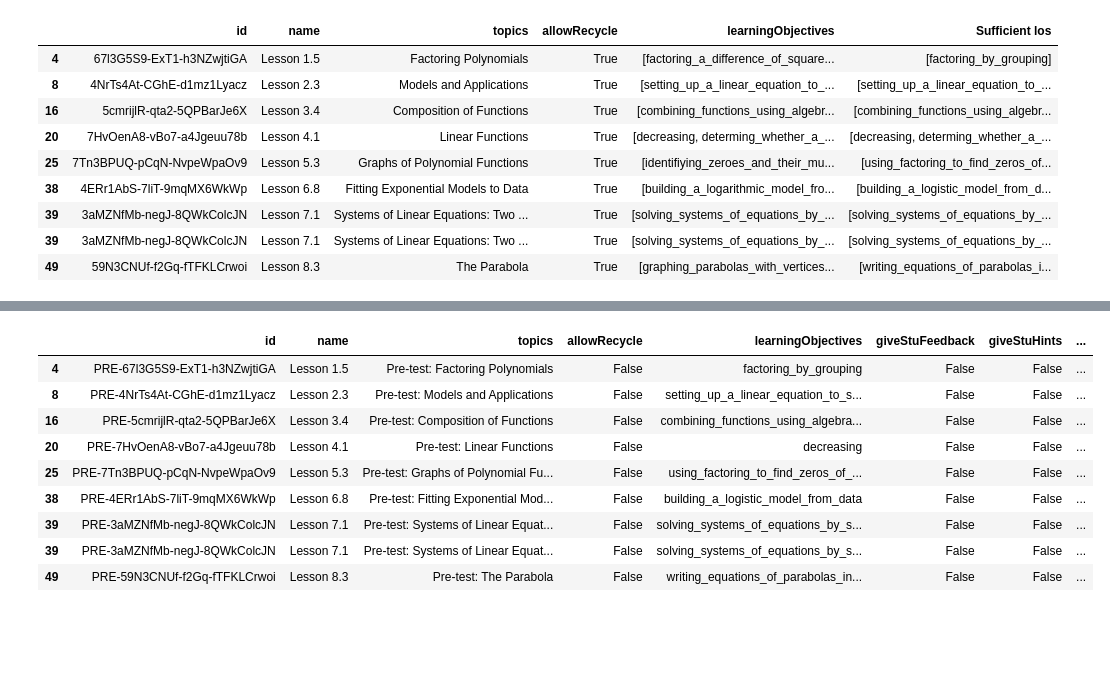
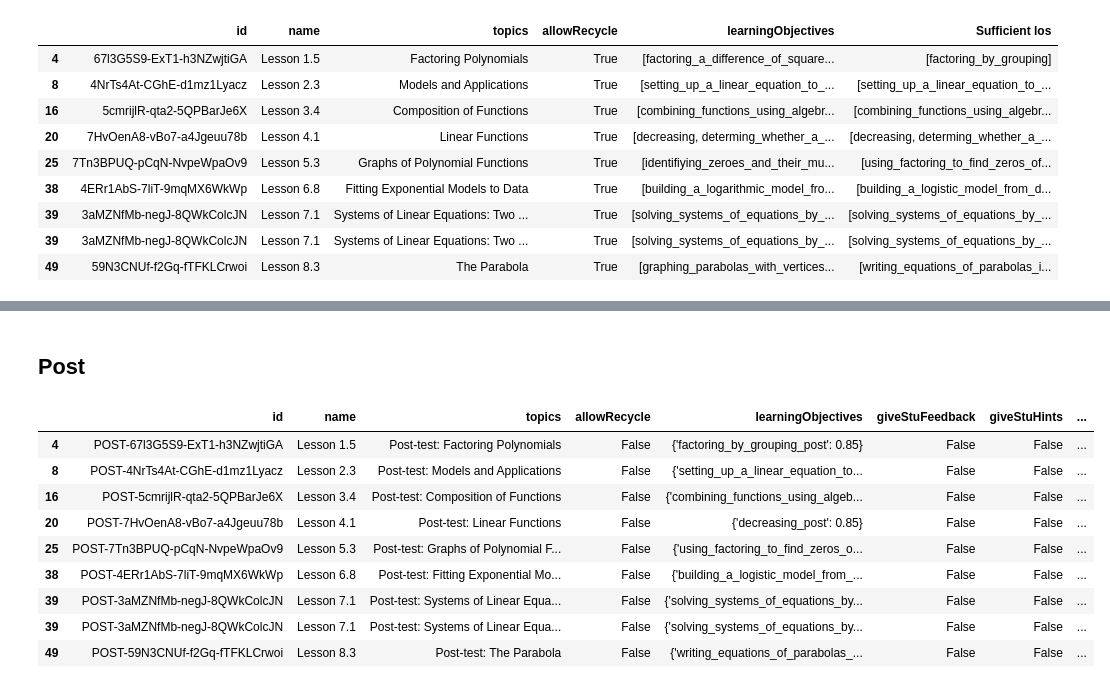
Before and after one commit to SagaLGIT/OATutor, a Jupyter notebook: src/content-selection/contentSelection.ipynb, the cells around one changed output, grey strips where cells are left out. Cells and saved outputs as stored; diff of their text form; code cells hidden in the pictures; blank space fills up the shorter version.

```diff
--- a/src/content-selection/contentSelection.ipynb
+++ b/src/content-selection/contentSelection.ipynb
@@ -390,25 +391,29 @@ chosen_lessons
 # %%
 chosen_lessons_pre = chosen_lessons.copy()
+chosen_lessons_pre['learningObjectives'] = chosen_lessons_pre['learningObjectives'].apply(lambda x: {str(x[0] + "_pre") : 0.85} if x else None)
 chosen_lessons_pre['topics'] = "Pre-test: " + chosen_lessons_pre["topics"]
 chosen_lessons_pre['id'] = "PRE-" + chosen_lessons_pre["id"]
-chosen_lessons['giveStuFeedback'] = False
-chosen_lessons['giveStuHints'] = False
+chosen_lessons_pre['giveStuFeedback'] = False
+chosen_lessons_pre['giveStuHints'] = False
 chosen_lessons_pre
-# %% [output]
-|  | id | name | topics | allowRecycle | learningObjectives | giveStuFeedback | giveStuHints | ... |
-| 4 | PRE-67l3G5S9-ExT1-h3NZwjtiGA | Lesson 1.5 | Pre-test: Factoring Polynomials | False | factoring_by_grouping | False | False | ... |
-| 8 | PRE-4NrTs4At-CGhE-d1mz1Lyacz | Lesson 2.3 | Pre-test: Models and Applications | False | setting_up_a_linear_equation_to_s... | False | False | ... |
-| 16 | PRE-5cmrijlR-qta2-5QPBarJe6X | Lesson 3.4 | Pre-test: Composition of Functions | False | combining_functions_using_algebra... | False | False | ... |
-| 20 | PRE-7HvOenA8-vBo7-a4Jgeuu78b | Lesson 4.1 | Pre-test: Linear Functions | False | decreasing | False | False | ... |
-| 25 | PRE-7Tn3BPUQ-pCqN-NvpeWpaOv9 | Lesson 5.3 | Pre-test: Graphs of Polynomial Fu... | False | using_factoring_to_find_zeros_of_... | False | False | ... |
-| 38 | PRE-4ERr1AbS-7liT-9mqMX6WkWp | Lesson 6.8 | Pre-test: Fitting Exponential Mod... | False | building_a_logistic_model_from_data | False | False | ... |
-| 39 | PRE-3aMZNfMb-negJ-8QWkColcJN | Lesson 7.1 | Pre-test: Systems of Linear Equat... | False | solving_systems_of_equations_by_s... | False | False | ... |
-| 39 | PRE-3aMZNfMb-negJ-8QWkColcJN | Lesson 7.1 | Pre-test: Systems of Linear Equat... | False | solving_systems_of_equations_by_s... | False | False | ... |
-| 49 | PRE-59N3CNUf-f2Gq-fTFKLCrwoi | Lesson 8.3 | Pre-test: The Parabola | False | writing_equations_of_parabolas_in... | False | False | ... |
+# %% [markdown]
+## Post
 # %%
 chosen_lessons_post = chosen_lessons.copy()
+chosen_lessons_post['learningObjectives'] = chosen_lessons_post['learningObjectives'].apply(lambda x: {str(x[0] + "_post") : 0.85} if x else None)
 chosen_lessons_post['topics'] = "Post-test: " + chosen_lessons_post["topics"]
 chosen_lessons_post['id'] = "POST-" + chosen_lessons_post["id"]
-chosen_lessons['giveStuFeedback'] = False
-chosen_lessons['giveStuHints'] = False
+chosen_lessons_post['giveStuFeedback'] = False
+chosen_lessons_post['giveStuHints'] = False
 chosen_lessons_post
+# %% [output]
+|  | id | name | topics | allowRecycle | learningObjectives | giveStuFeedback | giveStuHints | ... |
+| 4 | POST-67l3G5S9-ExT1-h3NZwjtiGA | Lesson 1.5 | Post-test: Factoring Polynomials | False | {'factoring_by_grouping_post': 0.85} | False | False | ... |
+| 8 | POST-4NrTs4At-CGhE-d1mz1Lyacz | Lesson 2.3 | Post-test: Models and Applications | False | {'setting_up_a_linear_equation_to... | False | False | ... |
+| 16 | POST-5cmrijlR-qta2-5QPBarJe6X | Lesson 3.4 | Post-test: Composition of Functions | False | {'combining_functions_using_algeb... | False | False | ... |
+| 20 | POST-7HvOenA8-vBo7-a4Jgeuu78b | Lesson 4.1 | Post-test: Linear Functions | False | {'decreasing_post': 0.85} | False | False | ... |
+| 25 | POST-7Tn3BPUQ-pCqN-NvpeWpaOv9 | Lesson 5.3 | Post-test: Graphs of Polynomial F... | False | {'using_factoring_to_find_zeros_o... | False | False | ... |
+| 38 | POST-4ERr1AbS-7liT-9mqMX6WkWp | Lesson 6.8 | Post-test: Fitting Exponential Mo... | False | {'building_a_logistic_model_from_... | False | False | ... |
+| 39 | POST-3aMZNfMb-negJ-8QWkColcJN | Lesson 7.1 | Post-test: Systems of Linear Equa... | False | {'solving_systems_of_equations_by... | False | False | ... |
+| 39 | POST-3aMZNfMb-negJ-8QWkColcJN | Lesson 7.1 | Post-test: Systems of Linear Equa... | False | {'solving_systems_of_equations_by... | False | False | ... |
+| 49 | POST-59N3CNUf-f2Gq-fTFKLCrwoi | Lesson 8.3 | Post-test: The Parabola | False | {'writing_equations_of_parabolas_... | False | False | ... |
```
Also changed, not shown: parts of 17 cells of this notebook, 5 other files.
